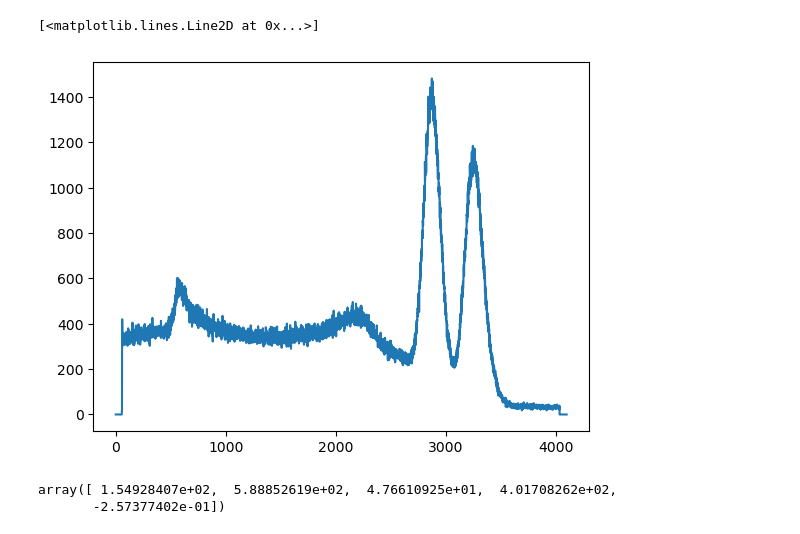
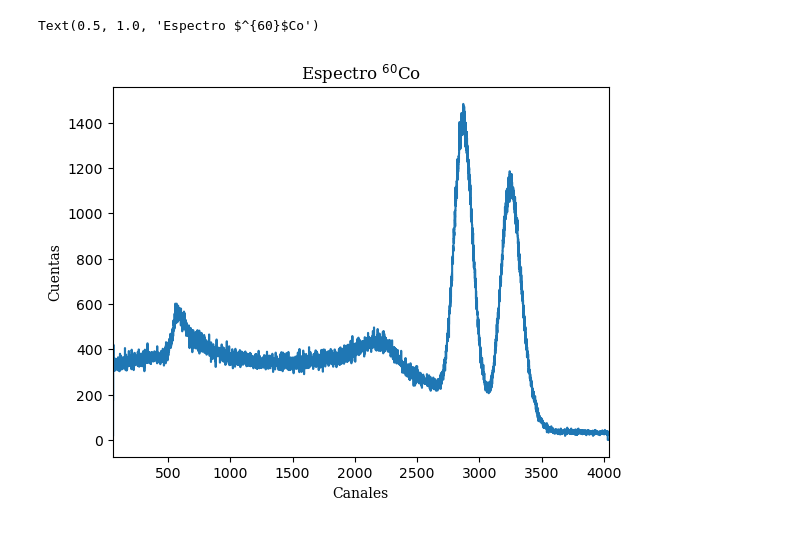
Before and after one commit to juan3ltran/Instrumentacion_Nuclear, a Jupyter notebook: Practica1/Co60.ipynb, the cells around one changed output. Cells and saved outputs as stored; diff of their text form; code cells hidden in the pictures.

```diff
--- a/Practica1/Co60.ipynb
+++ b/Practica1/Co60.ipynb
@@ -22,8 +21,12 @@ plt.show()
-# %%
-plt.plot(x,y,ds="steps-mid")
-# %% [output]
-[<matplotlib.lines.Line2D at 0x...>]
-[figure, removed]
+# %%
+plt.plot(x,y,ds="steps-mid")
+plt.xlim(55,4040)
+plt.xlabel("Canales",family="serif")
+plt.ylabel("Cuentas",family="serif")
+plt.title(r"Espectro $^{60}$Co",family="serif")
+# %% [output]
+Text(0.5, 1.0, 'Espectro $^{60}$Co')
+[figure, added]
 # %%
 def gaussiana(x,M,mu,sigma):
     return M*np.exp(-0.5*((mu-x)/(sigma))**2)
@@ -35,7 +40,0 @@ def gaussiana_experimental(x,M,mu,sigma,b0,b1):
-# %%
-fit1=curve_fit(gaussiana_experimental,x[400:750],y[400:750],p0=[200,555,37,350,0.25])
-args=fit1[0]
-args
-# %% [output]
-array([ 1.54928407e+02,  5.88852619e+02,  4.76610925e+01,  4.01708262e+02,
-       -2.57377402e-01])
```
Also changed, not shown: parts of 9 cells of this notebook.
